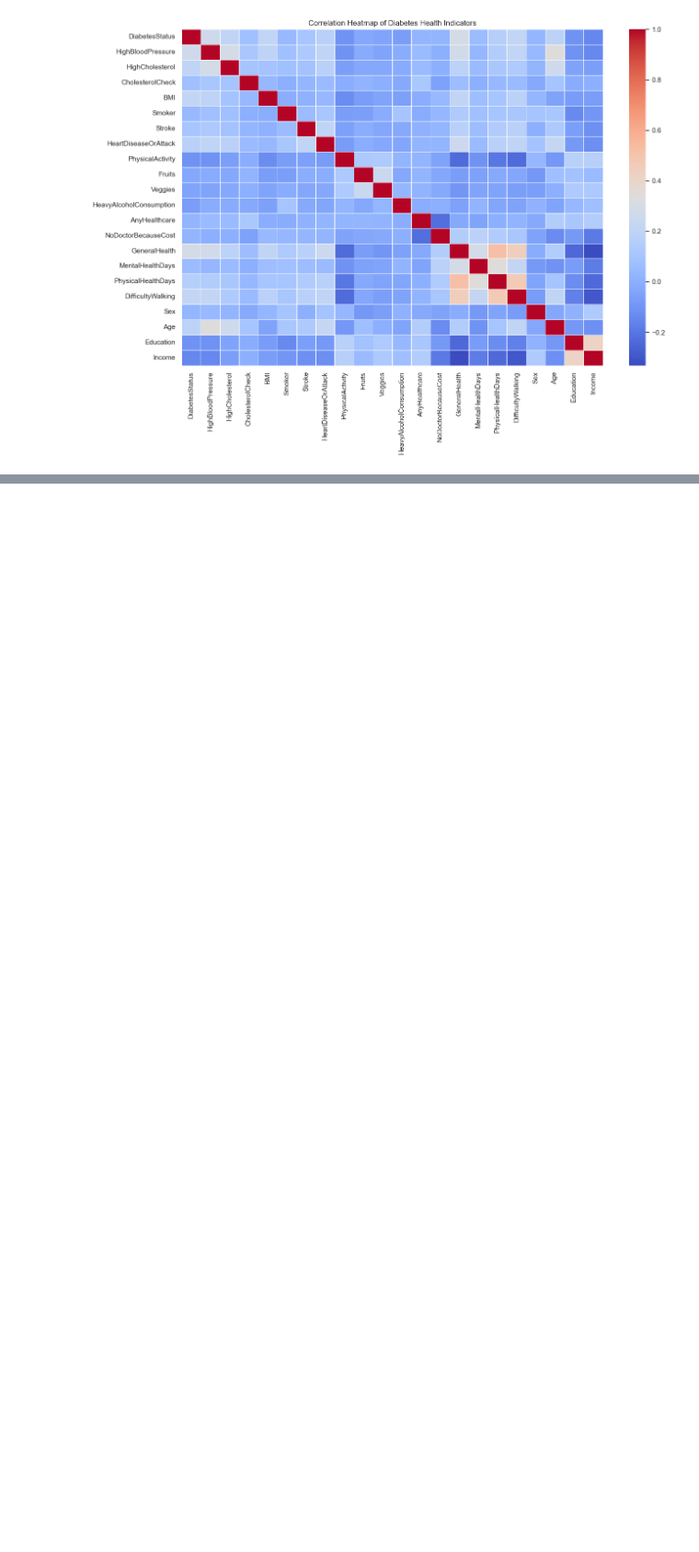
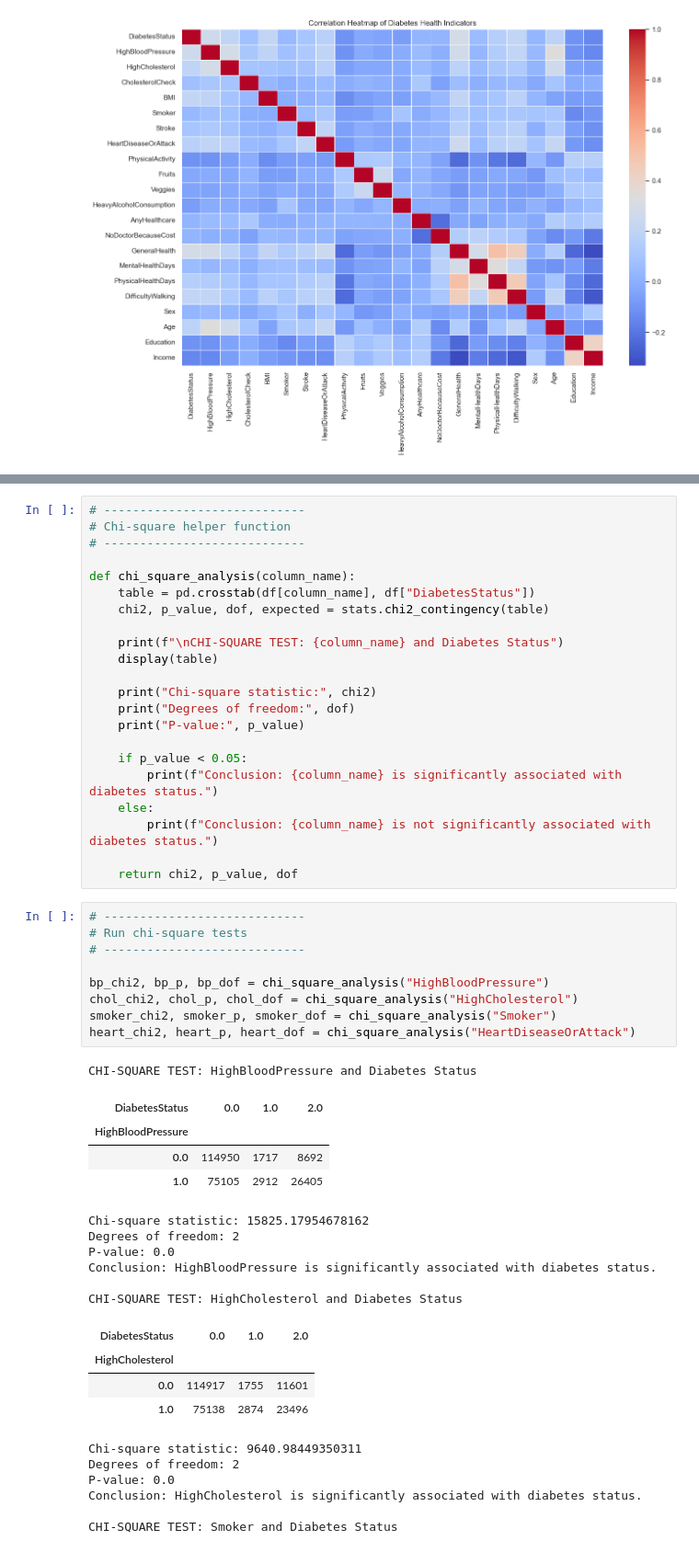
Before and after one commit to Amaanster1234/INFO-I211---Final-Project-, a Jupyter notebook: final_project.ipynb, the cells around one changed output, grey strips where cells are left out. Shown at 92% size. Drawn from its saved outputs; the diff is of its cells as text; blank space fills up the shorter version.

```diff
--- a/final_project.ipynb
+++ b/final_project.ipynb
@@ -641,0 +819,53 @@ Saved to: outputs\tables\eda_summary_by_diabetes_status.csv
+# %%
+# ----------------------------
+# Chi-square helper function
+# ----------------------------
+
+def chi_square_analysis(column_name):
+    table = pd.crosstab(df[column_name], df["DiabetesStatus"])
+    chi2, p_value, dof, expected = stats.chi2_contingency(table)
+
+    print(f"\nCHI-SQUARE TEST: {column_name} and Diabetes Status")
+    display(table)
+
+    print("Chi-square statistic:", chi2)
+    print("Degrees of freedom:", dof)
+    print("P-value:", p_value)
+
+    if p_value < 0.05:
+        print(f"Conclusion: {column_name} is significantly associated with diabetes status.")
+    else:
+        print(f"Conclusion: {column_name} is not significantly associated with diabetes status.")
+
+    return chi2, p_value, dof
+# %%
+# ----------------------------
+# Run chi-square tests
+# ----------------------------
+
+bp_chi2, bp_p, bp_dof = chi_square_analysis("HighBloodPressure")
+chol_chi2, chol_p, chol_dof = chi_square_analysis("HighCholesterol")
+smoker_chi2, smoker_p, smoker_dof = chi_square_analysis("Smoker")
+heart_chi2, heart_p, heart_dof = chi_square_analysis("HeartDiseaseOrAttack")
+# %% [output]
+CHI-SQUARE TEST: HighBloodPressure and Diabetes Status
+| DiabetesStatus | 0.0 | 1.0 | 2.0 |
+| HighBloodPressure |  |  |  |
+| 0.0 | 114950 | 1717 | 8692 |
+| 1.0 | 75105 | 2912 | 26405 |
+Chi-square statistic: 15825.17954678162
+Degrees of freedom: 2
+P-value: 0.0
+Conclusion: HighBloodPressure is significantly associated with diabetes status.
+
+CHI-SQUARE TEST: HighCholesterol and Diabetes Status
+| DiabetesStatus | 0.0 | 1.0 | 2.0 |
+| HighCholesterol |  |  |  |
+| 0.0 | 114917 | 1755 | 11601 |
+| 1.0 | 75138 | 2874 | 23496 |
+Chi-square statistic: 9640.98449350311
+Degrees of freedom: 2
+P-value: 0.0
+Conclusion: HighCholesterol is significantly associated with diabetes status.
+
+CHI-SQUARE TEST: Smoker and Diabetes Status
```
Also changed, not shown: parts of 9 cells of this notebook.
